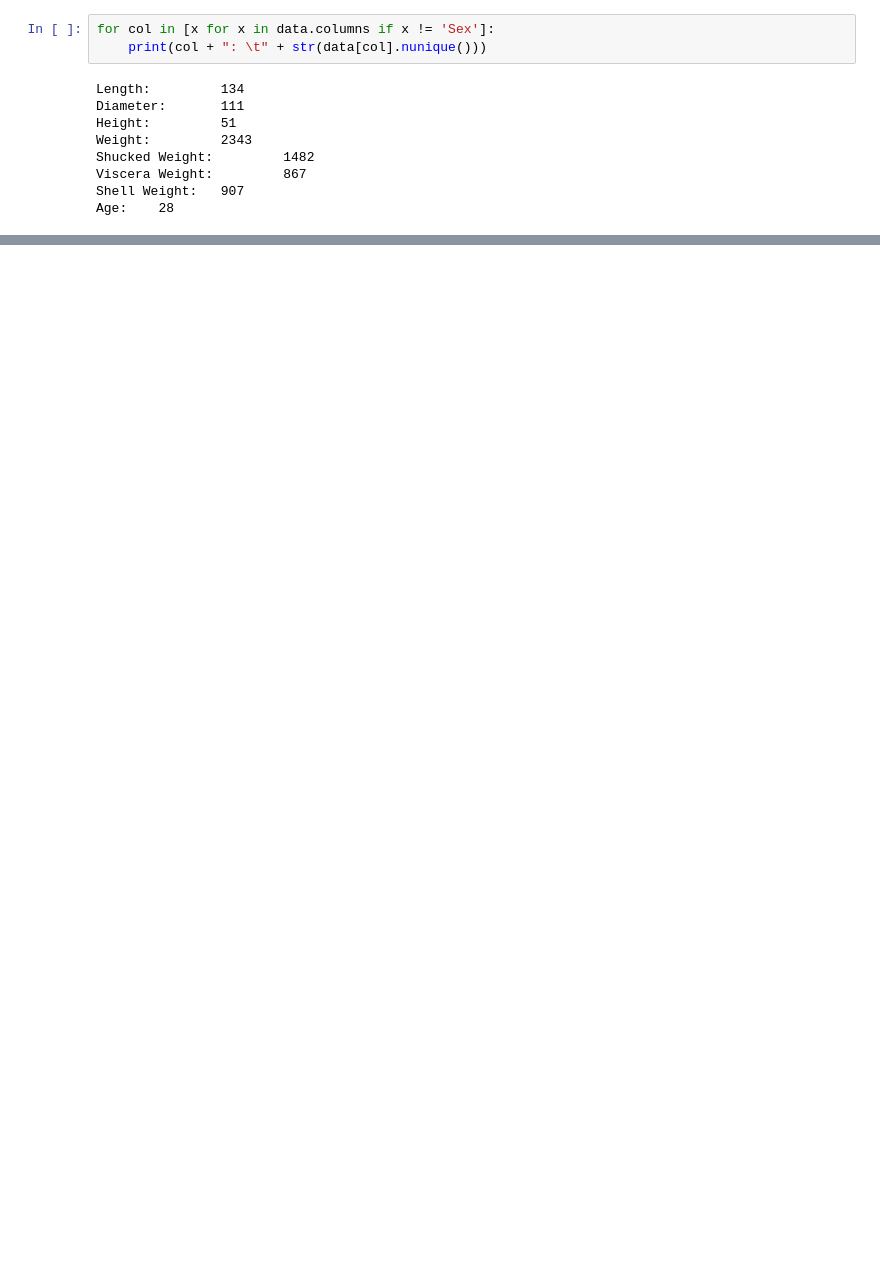
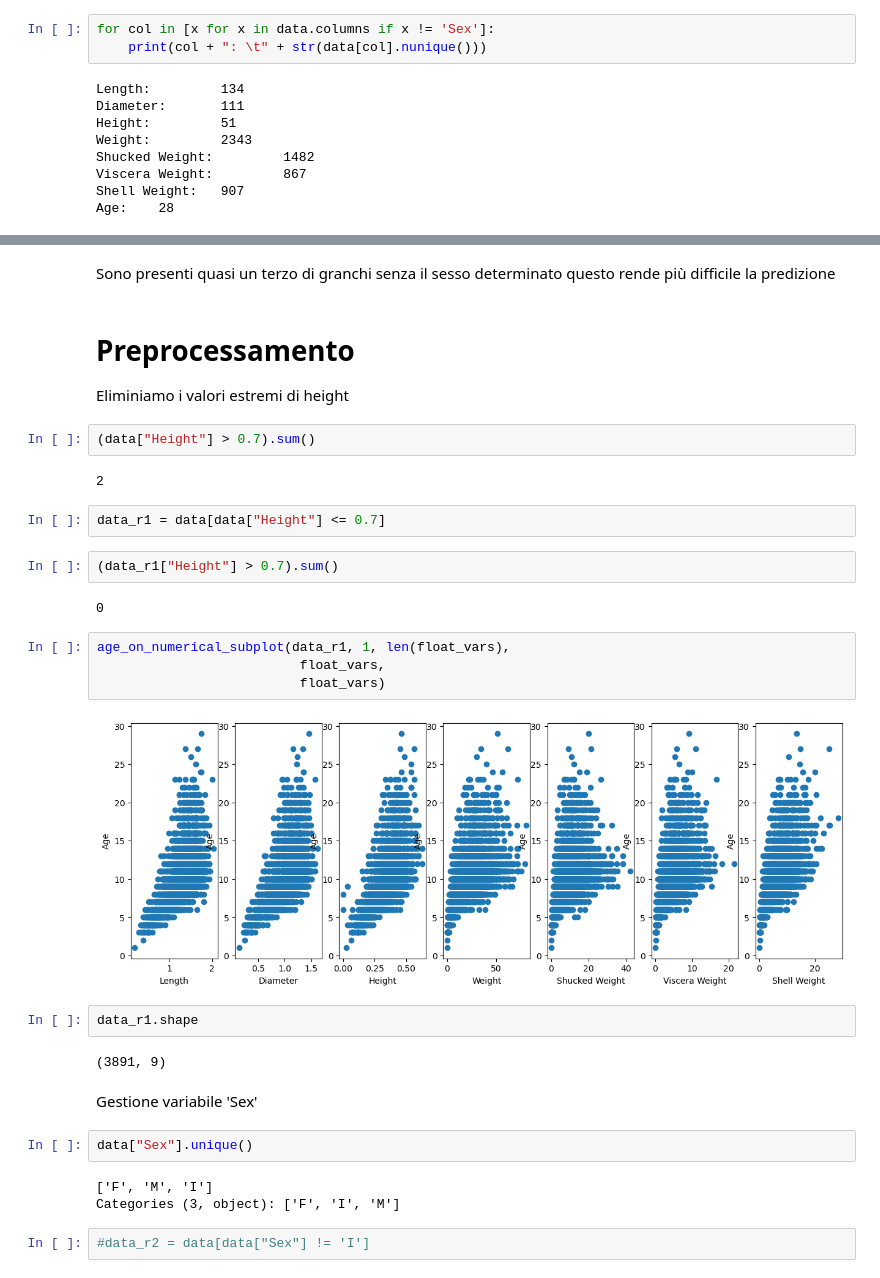
Before and after one commit to ilBollo/DataIntensive_Project_Crab, a Jupyter notebook: age_of_crab.ipynb, the cells around one changed output, grey strips where cells are left out. Drawn from its saved outputs; the diff is of its cells as text; blank space fills up the shorter version.

```diff
--- a/age_of_crab.ipynb
+++ b/age_of_crab.ipynb
@@ -139,0 +205,34 @@ plot_bar("Weight", 20, "Pesi più frequenti")
+# %% [markdown]
+Sono presenti quasi un terzo di granchi senza il sesso determinato questo rende più difficile la predizione
+# %% [markdown]
+# Preprocessamento
+Eliminiamo i valori estremi  di height
+# %%
+(data["Height"] > 0.7).sum()
+# %% [output]
+2
+# %%
+data_r1 = data[data["Height"] <= 0.7]
+# %%
+(data_r1["Height"] > 0.7).sum()
+# %% [output]
+0
+# %%
+age_on_numerical_subplot(data_r1, 1, len(float_vars),
+                          float_vars,
+                          float_vars)
+# %% [output]
+[figure, added]
+# %%
+data_r1.shape
+# %% [output]
+(3891, 9)
+# %% [markdown]
+Gestione variabile 'Sex'
+# %%
+data["Sex"].unique()
+# %% [output]
+['F', 'M', 'I']
+Categories (3, object): ['F', 'I', 'M']
+# %%
+#data_r2 = data[data["Sex"] != 'I']
```
Also changed, not shown: parts of 70 cells of this notebook.
